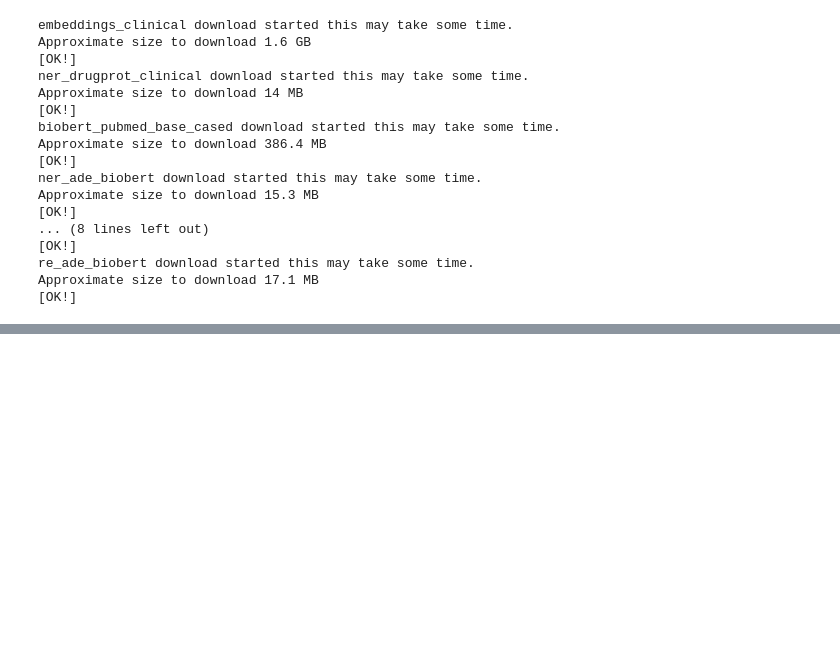
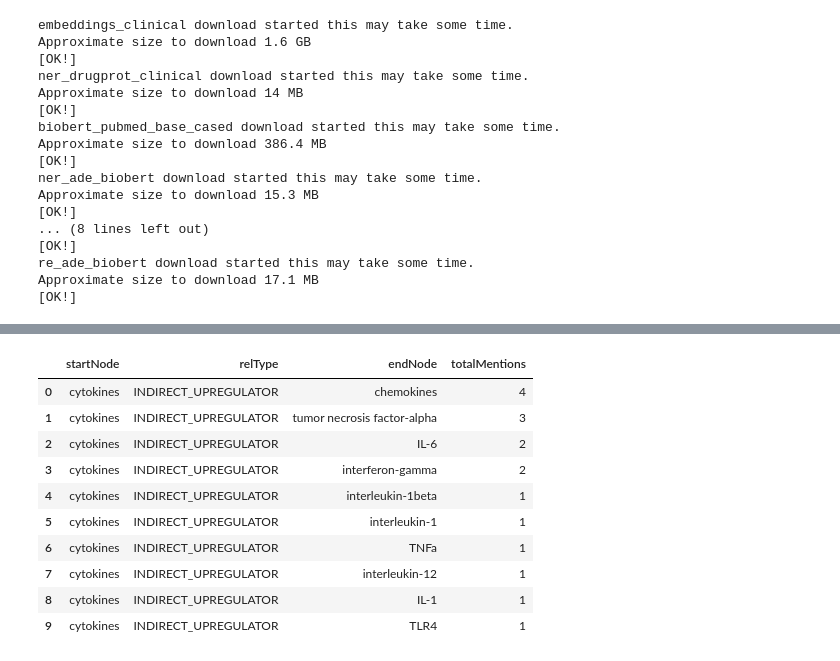
Before and after one commit to tomasonjo/blogs, a Jupyter notebook: pubmed/Pubmed NLP.ipynb, the cells around one changed output, grey strips where cells are left out. Saved outputs shown, nothing was run; the diff lists cells and outputs as text; code cells hidden in the pictures; blank space fills up the shorter version.

```diff
--- a/pubmed/Pubmed NLP.ipynb
+++ b/pubmed/Pubmed NLP.ipynb
@@ -435,0 +534,23 @@ ADE
+# %%
+run_query("""
+MATCH (start:Entity)
+WITH start, size((start)-[:RELATIONSHIP]->()) AS totalRels
+ORDER BY totalRels DESC
+LIMIT 5
+MATCH (start)-[:RELATIONSHIP]->(rel)-[:RELATIONSHIP]->(end)
+RETURN start.name AS startNode, rel.type AS relType, end.name AS endNode, size((rel)<-[:MENTIONS]-()) AS totalMentions
+ORDER BY totalMentions DESC
+LIMIT 10
+""")
+# %% [output]
+|  | startNode | relType | endNode | totalMentions |
+| 0 | cytokines | INDIRECT_UPREGULATOR | chemokines | 4 |
+| 1 | cytokines | INDIRECT_UPREGULATOR | tumor necrosis factor-alpha | 3 |
+| 2 | cytokines | INDIRECT_UPREGULATOR | IL-6 | 2 |
+| 3 | cytokines | INDIRECT_UPREGULATOR | interferon-gamma | 2 |
+| 4 | cytokines | INDIRECT_UPREGULATOR | interleukin-1beta | 1 |
+| 5 | cytokines | INDIRECT_UPREGULATOR | interleukin-1 | 1 |
+| 6 | cytokines | INDIRECT_UPREGULATOR | TNFa | 1 |
+| 7 | cytokines | INDIRECT_UPREGULATOR | interleukin-12 | 1 |
+| 8 | cytokines | INDIRECT_UPREGULATOR | IL-1 | 1 |
+| 9 | cytokines | INDIRECT_UPREGULATOR | TLR4 | 1 |
```
Also changed, not shown: parts of 16 cells of this notebook.
